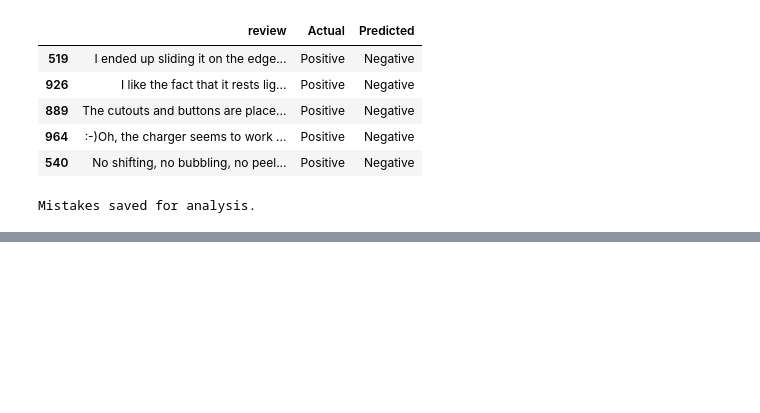
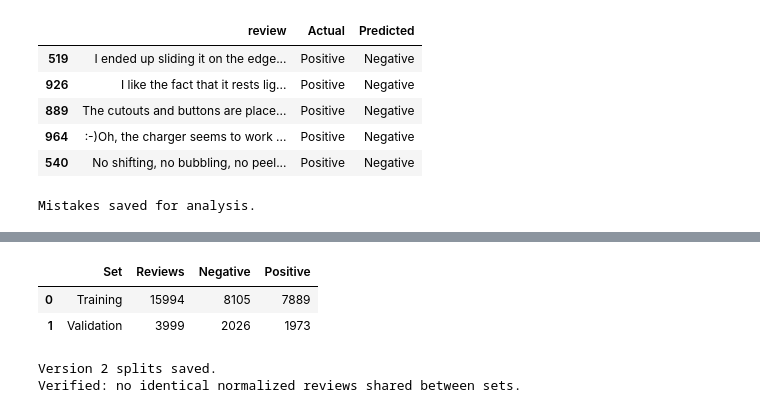
Before and after one commit to alizada6600-blip/PT22026, a Jupyter notebook: ali081/sentiment_analysis.ipynb, the cells around one changed output, grey strips where cells are left out. Cells and saved outputs as stored; diff of their text form; code cells hidden in the pictures; blank space fills up the shorter version.

```diff
--- a/ali081/sentiment_analysis.ipynb
+++ b/ali081/sentiment_analysis.ipynb
@@ -709,0 +1330,42 @@ Mistakes saved for analysis.
+# %%
+from sklearn.model_selection import train_test_split
+
+train_v2, val_v2 = train_test_split(
+    clean_v2,
+    test_size=0.20,
+    random_state=42,
+    stratify=clean_v2["label"]
+)
+
+# Check that identical normalized reviews cannot cross the split.
+assert set(train_v2["review_key"]).isdisjoint(
+    set(val_v2["review_key"])
+)
+
+summary_v2 = pd.DataFrame([
+    {
+        "Set": name,
+        "Reviews": len(part),
+        "Negative": int((part["label"] == 0).sum()),
+        "Positive": int((part["label"] == 1).sum())
+    }
+    for name, part in [
+        ("Training", train_v2),
+        ("Validation", val_v2)
+    ]
+])
+
+display(summary_v2)
+
+# Separate filenames preserve the original experiment.
+train_v2.to_csv(data_dir / "train_v2.csv", index=False)
+val_v2.to_csv(data_dir / "validation_v2.csv", index=False)
+
+print("Version 2 splits saved.")
+print("Verified: no identical normalized reviews shared between sets.")
+# %% [output]
+|  | Set | Reviews | Negative | Positive |
+| 0 | Training | 15994 | 8105 | 7889 |
+| 1 | Validation | 3999 | 2026 | 1973 |
+Version 2 splits saved.
+Verified: no identical normalized reviews shared between sets.
```
Also changed, not shown: parts of 21 cells of this notebook, 6 other files.
